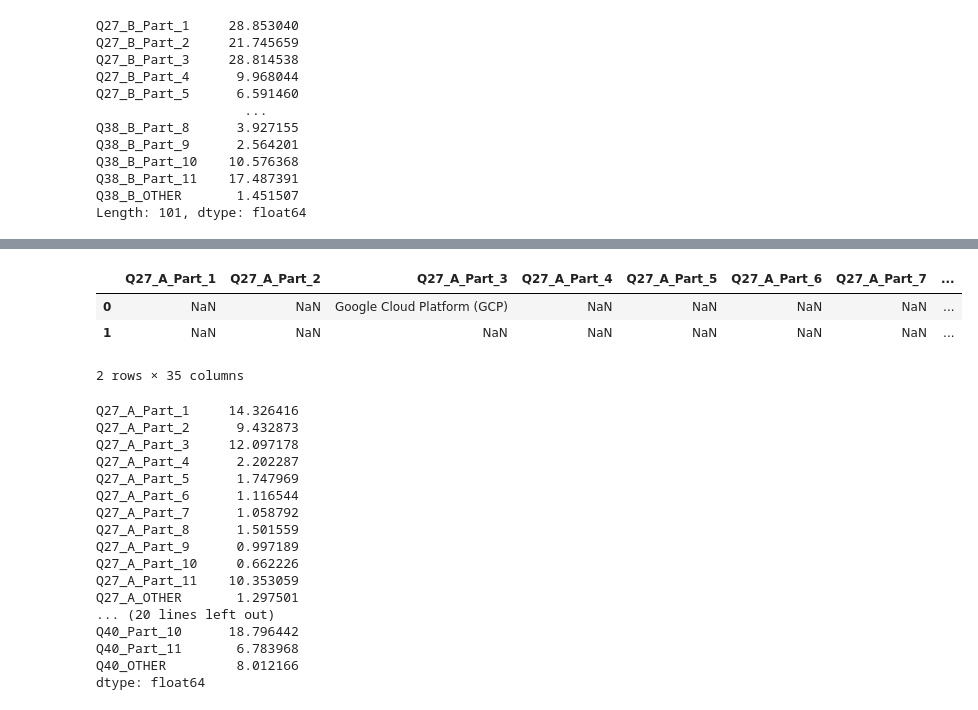
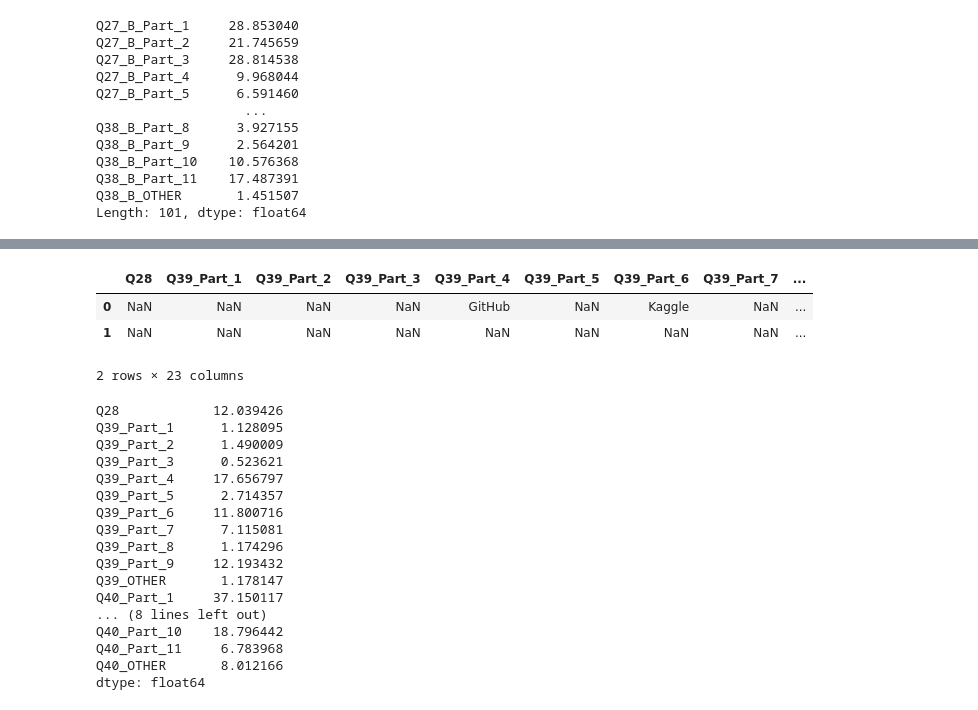
Before and after one commit to paulafuenteg/Kaggle-DS-ML-Survey, a Jupyter notebook: Exploracion_unificacion/exploracion_unificacion data_kaggle.ipynb, the cells around one changed output, grey strips where cells are left out. Drawn from its saved outputs; the diff is of its cells as text; code cells hidden in the pictures.

```diff
--- a/Exploracion_unificacion/exploracion_unificacion data_kaggle.ipynb
+++ b/Exploracion_unificacion/exploracion_unificacion data_kaggle.ipynb
@@ -183,31 +183,31 @@ Index(['Q27_B_Part_1', 'Q27_B_Part_2', 'Q27_B_Part_3', 'Q27_B_Part_4',
        'Q38_B_OTHER'],
       dtype='object')
 # %%
-platform = kaggle.loc[:,['Q27_A_Part_1','Q27_A_Part_2','Q27_A_Part_3','Q27_A_Part_4','Q27_A_Part_5','Q27_A_Part_6','Q27_A_Part_7','Q27_A_Part_8','Q27_A_Part_9','Q27_A_Part_10','Q27_A_Part_11','Q27_A_OTHER','Q28','Q39_Part_1','Q39_Part_2','Q39_Part_3','Q39_Part_4','Q39_Part_5','Q39_Part_6','Q39_Part_7','Q39_Part_8','Q39_Part_9','Q39_OTHER','Q40_Part_1','Q40_Part_2','Q40_Part_3','Q40_Part_4','Q40_Part_5','Q40_Part_6','Q40_Part_7','Q40_Part_8','Q40_Part_9','Q40_Part_10','Q40_Part_11','Q40_OTHER']]
+platform = kaggle.loc[:,['Q28','Q39_Part_1','Q39_Part_2','Q39_Part_3','Q39_Part_4','Q39_Part_5','Q39_Part_6','Q39_Part_7','Q39_Part_8','Q39_Part_9','Q39_OTHER','Q40_Part_1','Q40_Part_2','Q40_Part_3','Q40_Part_4','Q40_Part_5','Q40_Part_6','Q40_Part_7','Q40_Part_8','Q40_Part_9','Q40_Part_10','Q40_Part_11','Q40_OTHER']]
 platform.head(2)
 # %% [output]
-|  | Q27_A_Part_1 | Q27_A_Part_2 | Q27_A_Part_3 | Q27_A_Part_4 | Q27_A_Part_5 | Q27_A_Part_6 | Q27_A_Part_7 | ... |
-| 0 | NaN | NaN | Google Cloud Platform (GCP) | NaN | NaN | NaN | NaN | ... |
-| 1 | NaN | NaN | NaN | NaN | NaN | NaN | NaN | ... |
+|  | Q28 | Q39_Part_1 | Q39_Part_2 | Q39_Part_3 | Q39_Part_4 | Q39_Part_5 | Q39_Part_6 | Q39_Part_7 | ... |
+| 0 | NaN | NaN | NaN | NaN | GitHub | NaN | Kaggle | NaN | ... |
+| 1 | NaN | NaN | NaN | NaN | NaN | NaN | NaN | NaN | ... |
-2 rows × 35 columns
+2 rows × 23 columns
 # %%
 platform.notnull().sum()/len(platform)*100
 # %% [output]
-Q27_A_Part_1     14.326416
-Q27_A_Part_2      9.432873
-Q27_A_Part_3     12.097178
-Q27_A_Part_4      2.202287
-Q27_A_Part_5      1.747969
-Q27_A_Part_6      1.116544
-Q27_A_Part_7      1.058792
-Q27_A_Part_8      1.501559
-Q27_A_Part_9      0.997189
-Q27_A_Part_10     0.662226
-Q27_A_Part_11    10.353059
-Q27_A_OTHER       1.297501
-... (20 lines left out)
-Q40_Part_10      18.796442
-Q40_Part_11       6.783968
-Q40_OTHER         8.012166
+Q28            12.039426
+Q39_Part_1      1.128095
+Q39_Part_2      1.490009
+Q39_Part_3      0.523621
+Q39_Part_4     17.656797
+Q39_Part_5      2.714357
+Q39_Part_6     11.800716
+Q39_Part_7      7.115081
+Q39_Part_8      1.174296
+Q39_Part_9     12.193432
+Q39_OTHER       1.178147
+Q40_Part_1     37.150117
+... (8 lines left out)
+Q40_Part_10    18.796442
+Q40_Part_11     6.783968
+Q40_OTHER       8.012166
 dtype: float64
 # %%
```
Also changed, not shown: parts of 1 cell of this notebook, 5 other files.
